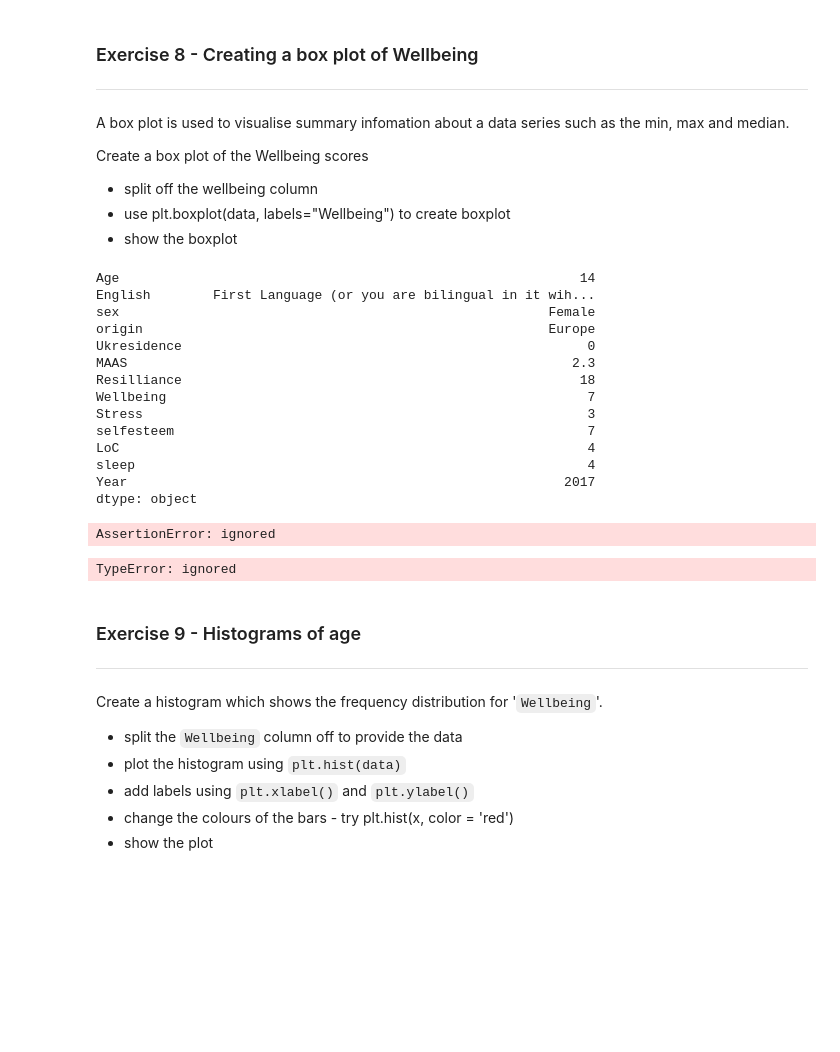
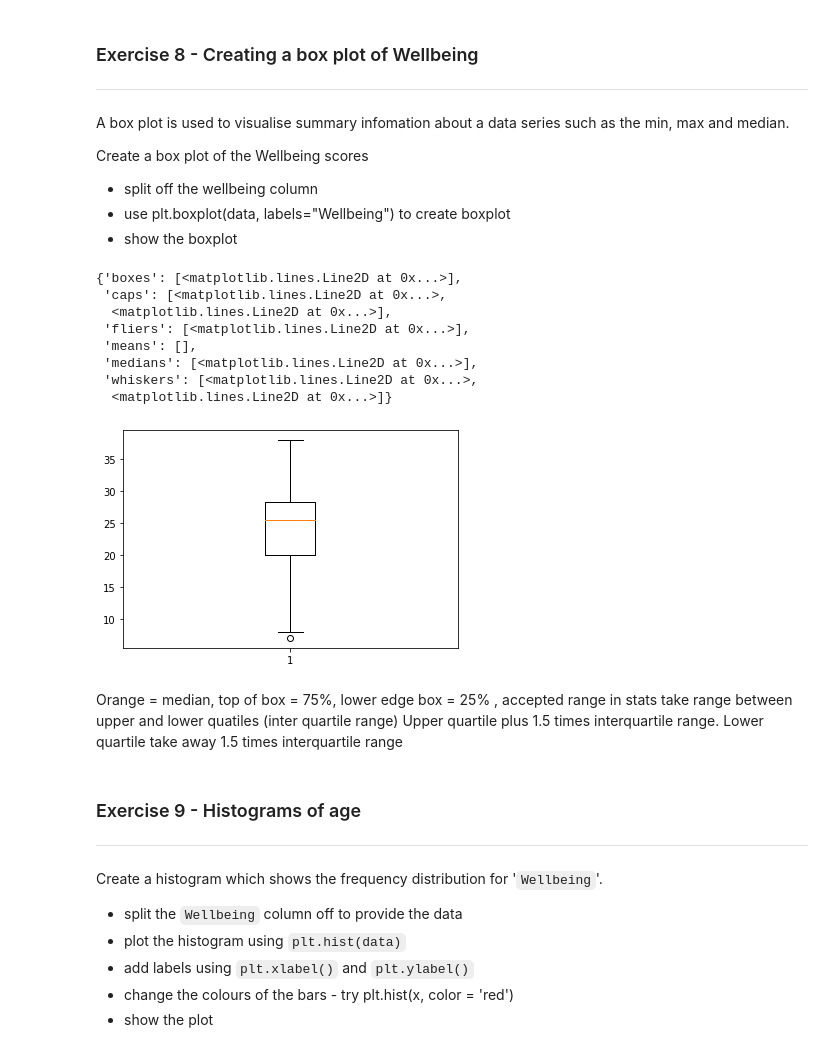
Before and after one commit to light-lamp/Datalabs-python-worksheets, a Jupyter notebook: Cor_Vis_29_7_Thursday.ipynb, the cells around one changed output. Saved outputs shown, nothing was run; the diff lists cells and outputs as text; code cells hidden in the pictures; blank space fills up the shorter version.

```diff
--- a/Cor_Vis_29_7_Thursday.ipynb
+++ b/Cor_Vis_29_7_Thursday.ipynb
@@ -402,58 +405,22 @@ Create a box plot of the Wellbeing scores
 # %%
 url = "https://github.com/lilaceri/Working-with-data-/blob/b157a2feceb7709cf82426932385706d65446270/Data%20Sets%20for%20code%20divisio/Positive_Psychology_2017.csv?raw=true"
 new_url = pd.read_csv(url)
-welb_min = new_url.sort_values(by = ["Wellbeing"]).min()#.max().median()
-welb_min
-#data = welb_min["Wellbeing"]
-#labels = data.values()
-#x = data.keys
-#y = data.values()
-#plt.boxplot(data, labels="welb_min")
+df = new_url["Wellbeing"]
+df
+data = df
+plt.boxplot(data)
 # %% [output]
-Age                                                           14
-English        First Language (or you are bilingual in it wih...
-sex                                                       Female
-origin                                                    Europe
-Ukresidence                                                    0
-MAAS                                                         2.3
-Resilliance                                                   18
-Wellbeing                                                      7
-Stress                                                         3
-selfesteem                                                     7
-LoC                                                            4
-sleep                                                          4
-Year                                                        2017
-dtype: object
+{'boxes': [<matplotlib.lines.Line2D at 0x...>],
+ 'caps': [<matplotlib.lines.Line2D at 0x...>,
+  <matplotlib.lines.Line2D at 0x...>],
+ 'fliers': [<matplotlib.lines.Line2D at 0x...>],
+ 'means': [],
+ 'medians': [<matplotlib.lines.Line2D at 0x...>],
+ 'whiskers': [<matplotlib.lines.Line2D at 0x...>,
+  <matplotlib.lines.Line2D at 0x...>]}
+[figure, added]
-# %%
-url = "https://github.com/lilaceri/Working-with-data-/blob/b157a2feceb7709cf82426932385706d65446270/Data%20Sets%20for%20code%20divisio/Positive_Psychology_2017.csv?raw=true"
-summary_wellbeing = pd.read_csv(url)
-min_well = summary_wellbeing.groupby(["Wellbeing"]).max()
-#min_well = psych_data_df.groupby[["Wellbeing"]].min()
-min_well
-#data = min_well['Wellbeing']
-#data
-#x = data.keys()
-#y = data.values
-#plt.barh(x,y)
-#plt.title("Migration 2019")
-#plt.ylabel("Income")
-#plt.xlabel("Mean net per year")
-# %% [output]
-AssertionError: ignored
-# %%
-url = "https://github.com/lilaceri/Working-with-data-/blob/b157a2feceb7709cf82426932385706d65446270/Data%20Sets%20for%20code%20divisio/Positive_Psychology_2017.csv?raw=true"
-psych_data_df = pd.read_csv(url)
-wellbeing = psych_data_df.groupby[["Wellbeing"]]
-#.max().mean()
-wellbeing
-
-# data = Wellbeing["mean_wellbeing"]
-# data
-# labels = data.keys()
-# labels
-# plt.pie(data, labels = labels)
-# %% [output]
-TypeError: ignored
+# %% [markdown]
+Orange = median, top of box = 75%, lower edge box = 25% , accepted range in stats take range between upper and lower quatiles (inter quartile range) Upper quartile plus 1.5 times interquartile range. Lower quartile take away 1.5 times interquartile range
 # %% [markdown]
 ### Exercise 9 - Histograms of  age
 ---
```
Also changed, not shown: parts of 6 cells of this notebook.
